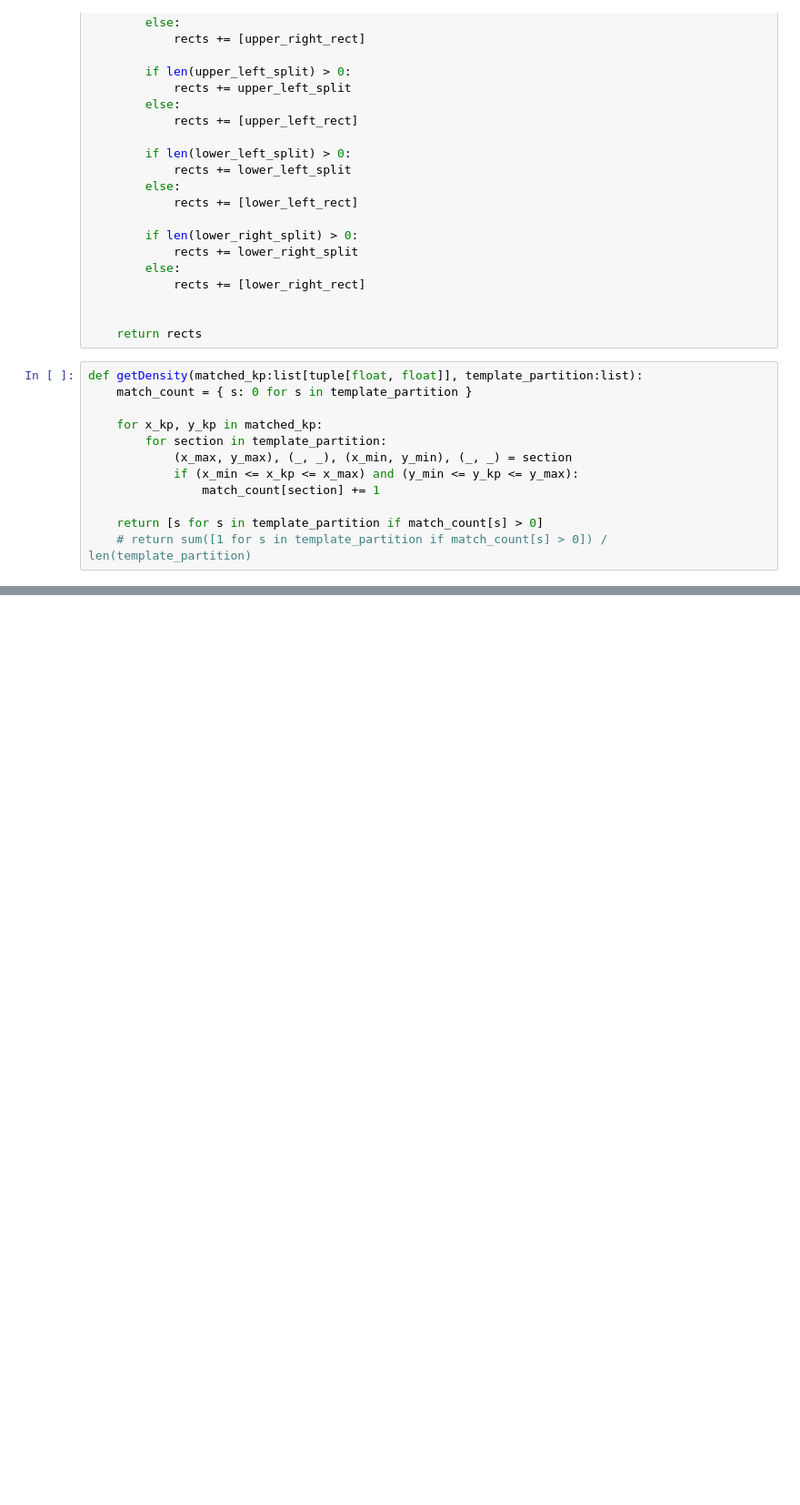
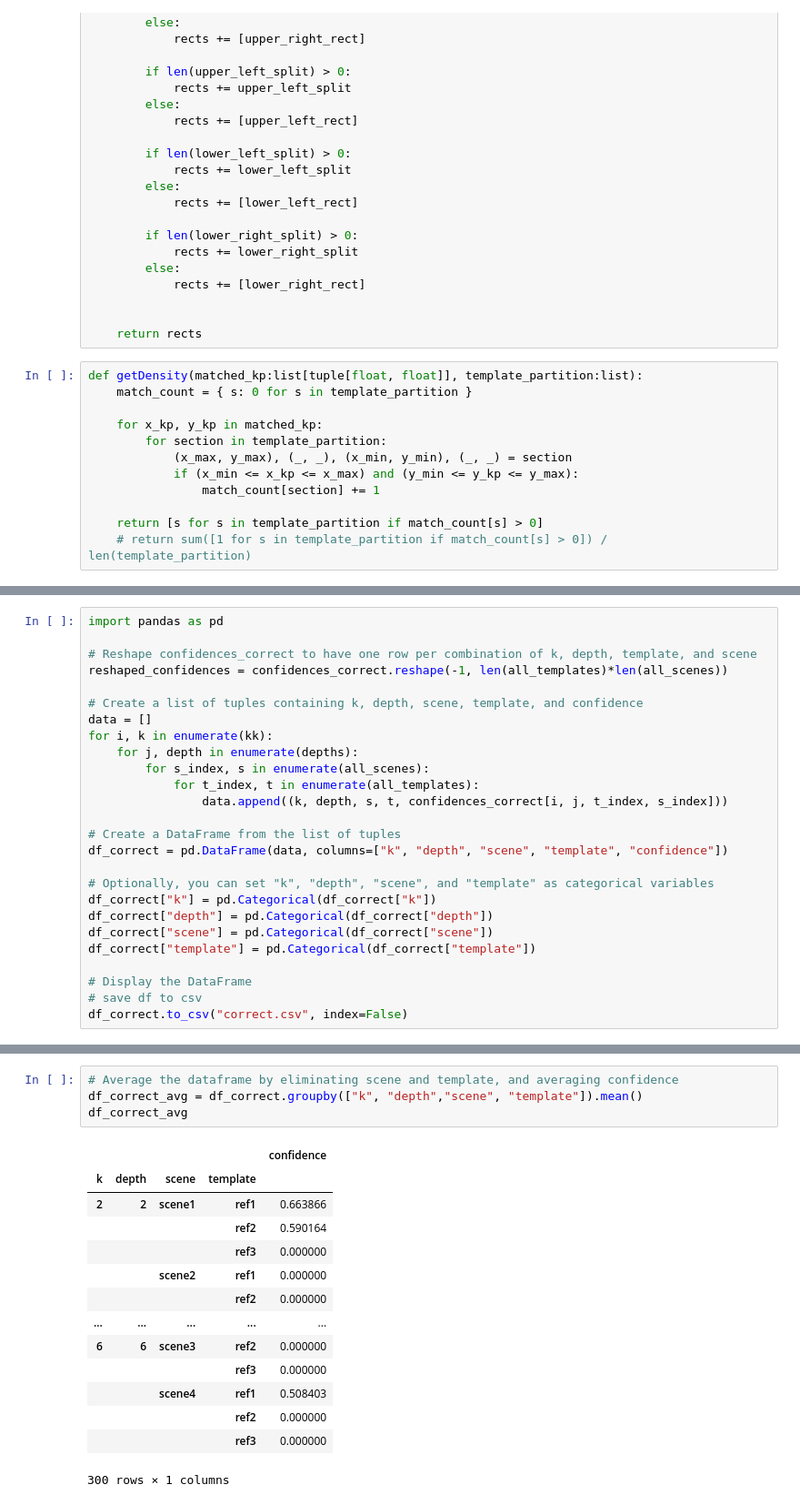
Before and after one commit to NotXia/opencv-instance-detection, a Jupyter notebook: src/density_test.ipynb, the cells around one changed output, grey strips where cells are left out. Shown at 91% size. Drawn from its saved outputs; the diff is of its cells as text; blank space fills up the shorter version.

```diff
--- a/src/density_test.ipynb
+++ b/src/density_test.ipynb
@@ -156,0 +275,26 @@ plt.show()
+# %%
+import pandas as pd
+
+# Reshape confidences_correct to have one row per combination of k, depth, template, and scene
+reshaped_confidences = confidences_correct.reshape(-1, len(all_templates)*len(all_scenes))
+
+# Create a list of tuples containing k, depth, scene, template, and confidence
+data = []
+for i, k in enumerate(kk):
+    for j, depth in enumerate(depths):
+        for s_index, s in enumerate(all_scenes):
+            for t_index, t in enumerate(all_templates):
+                data.append((k, depth, s, t, confidences_correct[i, j, t_index, s_index]))
+
+# Create a DataFrame from the list of tuples
+df_correct = pd.DataFrame(data, columns=["k", "depth", "scene", "template", "confidence"])
+
+# Optionally, you can set "k", "depth", "scene", and "template" as categorical variables
+df_correct["k"] = pd.Categorical(df_correct["k"])
+df_correct["depth"] = pd.Categorical(df_correct["depth"])
+df_correct["scene"] = pd.Categorical(df_correct["scene"])
+df_correct["template"] = pd.Categorical(df_correct["template"])
+
+# Display the DataFrame
+# save df to csv
+df_correct.to_csv("correct.csv", index=False)
@@ -156,0 +340,19 @@ plt.show()
+# %%
+# Average the dataframe by eliminating scene and template, and averaging confidence
+df_correct_avg = df_correct.groupby(["k", "depth","scene", "template"]).mean()
+df_correct_avg
+# %% [output]
+|  |  |  |  | confidence |
+| k | depth | scene | template |  |
+| 2 | 2 | scene1 | ref1 | 0.663866 |
+|  |  |  | ref2 | 0.590164 |
+|  |  |  | ref3 | 0.000000 |
+|  |  | scene2 | ref1 | 0.000000 |
+|  |  |  | ref2 | 0.000000 |
+| ... | ... | ... | ... | ... |
+| 6 | 6 | scene3 | ref2 | 0.000000 |
+|  |  |  | ref3 | 0.000000 |
+|  |  | scene4 | ref1 | 0.508403 |
+|  |  |  | ref2 | 0.000000 |
+|  |  |  | ref3 | 0.000000 |
+300 rows × 1 columns
```
Also changed, not shown: parts of 17 cells of this notebook.
